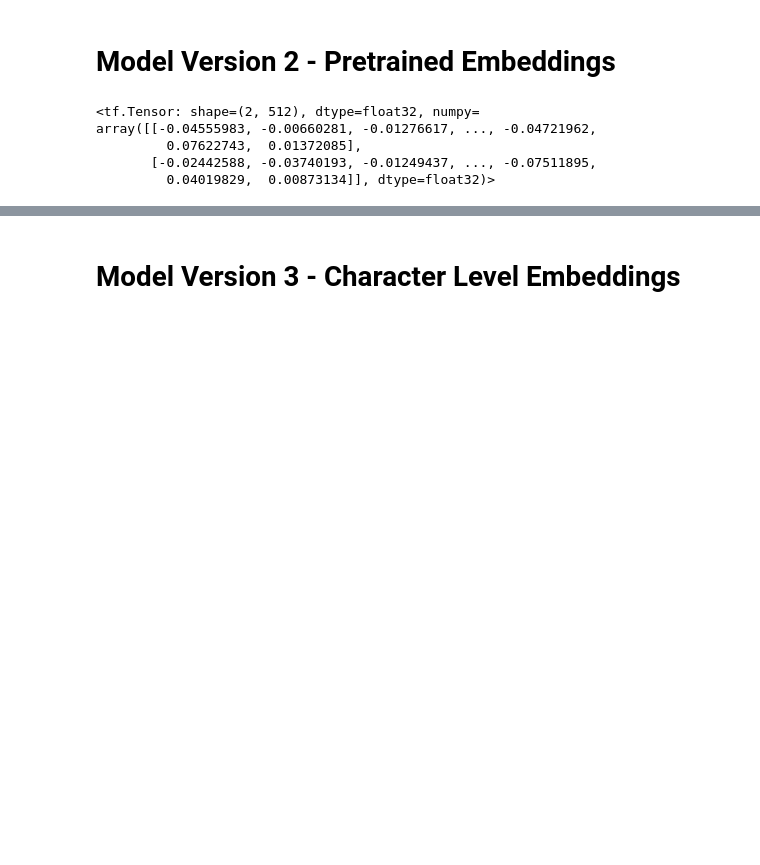
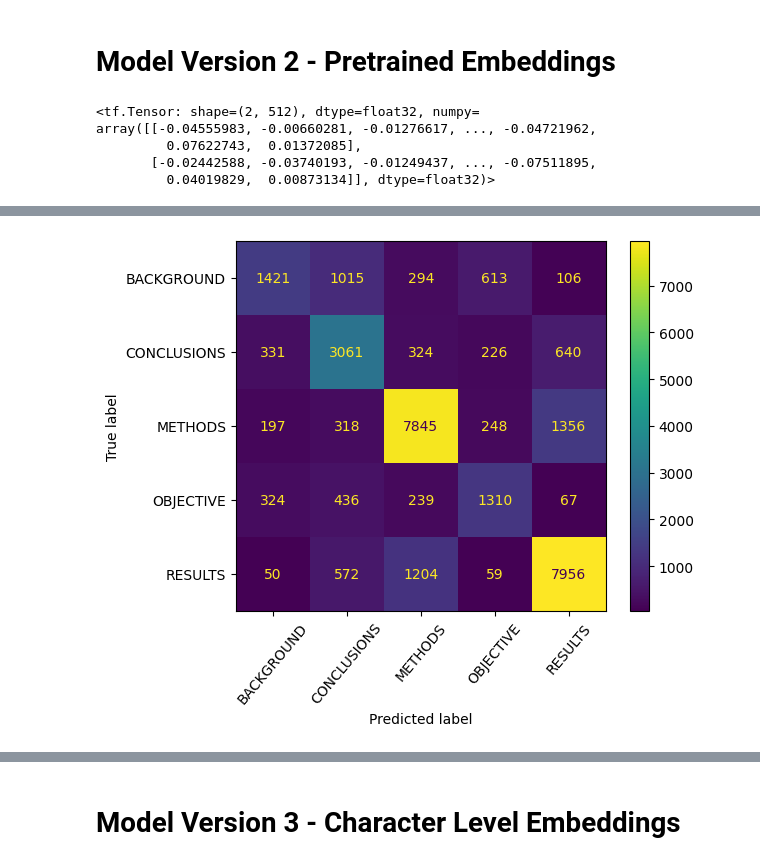
Before and after one commit to yehandineth/NLP_Learning, a Jupyter notebook: JSCReplication/skimlit.ipynb, the cells around one changed output, grey strips where cells are left out. Cells and saved outputs as stored; diff of their text form; code cells hidden in the pictures; blank space fills up the shorter version.

```diff
--- a/JSCReplication/skimlit.ipynb
+++ b/JSCReplication/skimlit.ipynb
@@ -221,9 +229,9 @@ train_df.total_lines.plot.hist(bins = 20)
 <Axes: ylabel='Frequency'>
 [figure]
 # %%
-X_train = train_df['text'].to_numpy()
-X_test = test_df['text'].to_numpy()
-X_val = val_df['text'].to_numpy()
+X_train = train_df['text'].to_list()
+X_test = test_df['text'].to_list()
+X_val = val_df['text'].to_list()
 # %% [markdown]
 ## Converting labels to numerical format
 # %% [markdown]
@@ -682,0 +714,4 @@ Epoch 3/3
+# %%
+model_2_preds = np.argmax(model_2.predict(val_dataset), axis=-1)
+model_2_cm, model_2_report, model_2_metrics = get_cm_and_final_results(model_2_preds, val_label)
+# %% [output]
@@ -682,0 +719 @@ Epoch 3/3
+[figure, added]
```
Also changed, not shown: parts of 30 cells of this notebook.
